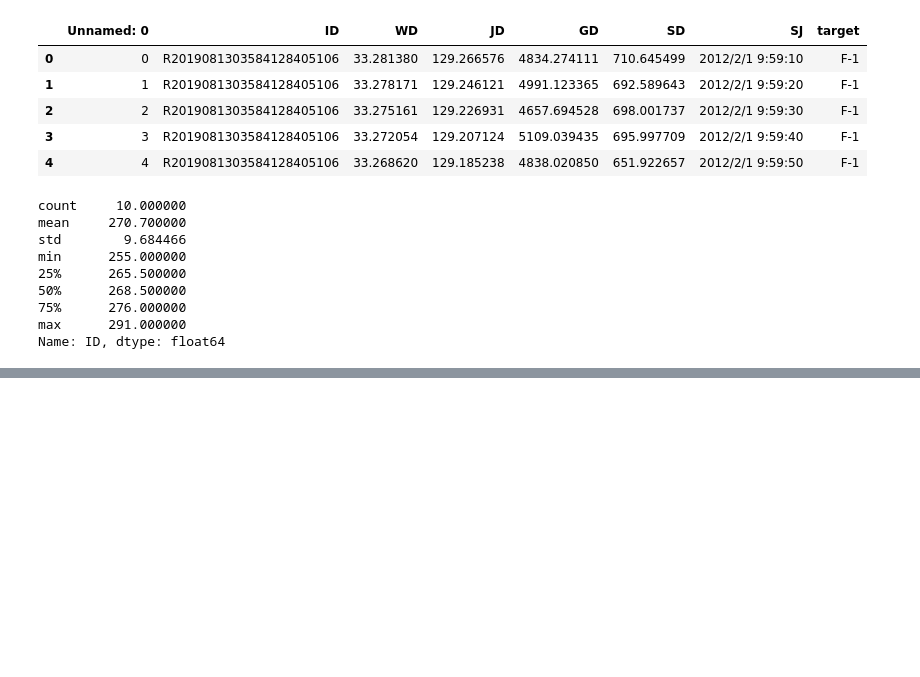
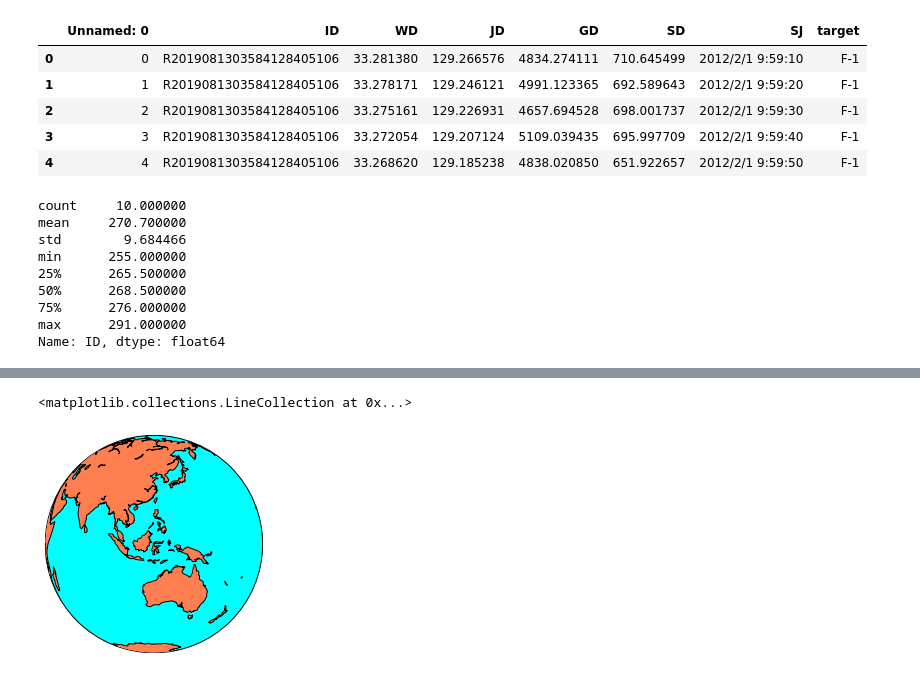
Before and after one commit to Suchun-sv/CETC10, a Jupyter notebook: First/dataProcess.ipynb, the cells around one changed output, grey strips where cells are left out. Cells and saved outputs as stored; diff of their text form; code cells hidden in the pictures; blank space fills up the shorter version.

```diff
--- a/First/dataProcess.ipynb
+++ b/First/dataProcess.ipynb
@@ -88,0 +136,8 @@ MemoryError:
+# %%
+m = Basemap(projection = 'ortho', lat_0 = 0, lon_0 = 120,
+width = 10000000,height = 10000000.)
+
+m.drawmapboundary(fill_color = 'aqua')
+m.fillcontinents(color = 'coral', lake_color = 'aqua')
+m.drawcoastlines()
+# %% [output]
@@ -88,0 +145,2 @@ MemoryError:
+<matplotlib.collections.LineCollection at 0x...>
+[figure, added]
```
Also changed, not shown: parts of 23 cells of this notebook, 1 other file.
